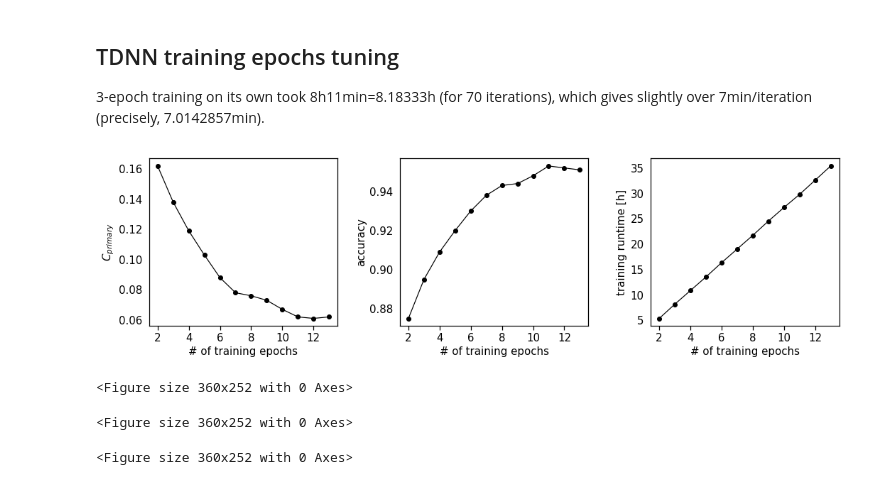
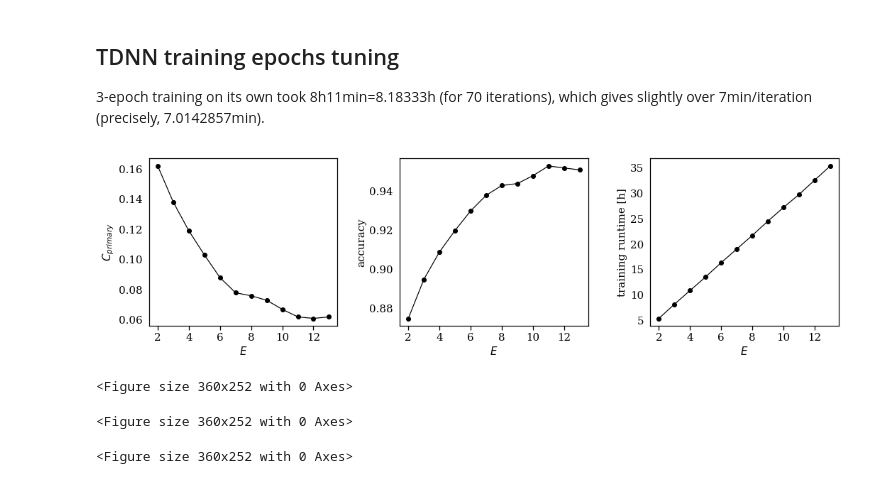
Before and after one commit to samsucik/prosodic-lid-globalphone-dissertation, a Jupyter notebook: graphing/Graphing.ipynb, the cells around one changed output. Drawn from its saved outputs; the diff is of its cells as text; code cells hidden in the pictures.

```diff
--- a/graphing/Graphing.ipynb
+++ b/graphing/Graphing.ipynb
@@ -549,7 +596,7 @@ epochs_vals = list(range(2, 14))
 # epochs,acc,c_prim,num_iters
 file_path = "data/dnn-num-epochs-search.txt"
 stats = pd.read_csv(file_path)
-xlabel = "# of training epochs"
+xlabel = "$E$"
 fsize = (5, 3.5)
 xs = stats["epochs"].astype(np.int)
 
@@ -569,34 +616,34 @@ graphing.plot_linear(data_line, x_label=xlabel, y_label="$C_{primary}$", ax=ax,
 
 ax = axes[1]
 data_line =[{
     "values": stats["acc"],
     "xs": xs,
     "label": None,
     "colour": "black",
     "symbol": "."
 }]
 graphing.plot_linear(data_line, x_label=xlabel, y_label="accuracy", ax=ax, int_ticklabels="x",
                      legend_loc=0, figsize=fsize, ymin=None, ymax=None, use_legend=False, tight_layout=False,
                      show_ticks="x")
 
 ax = axes[2]
 data_line =[{
     "values": stats["num_iters"]*7.0142857/60,
     "xs": xs,
     "label": None,
     "colour": "black",
     "symbol": "."
 }]
 graphing.plot_linear(data_line, x_label=xlabel, y_label="training runtime [h]", ax=ax, int_ticklabels="x",
                      legend_loc=0, figsize=fsize, ymin=None, ymax=None, use_legend=False, tight_layout=False,
                      show_ticks="x")
 
 fig.subplots_adjust(wspace=0.33, bottom=0.15, top=0.97, left=0.07, right=0.97)
 plt.tight_layout()
 plt.show()
 graphing.save_fig(fig=fig, name="num-epochs")
 # %% [output]
-[figure, old version]
+[figure, new version]
 <Figure size 360x252 with 0 Axes>
 <Figure size 360x252 with 0 Axes>
 <Figure size 360x252 with 0 Axes>
```
Also changed, not shown: parts of 4 cells of this notebook, 9 other files.
